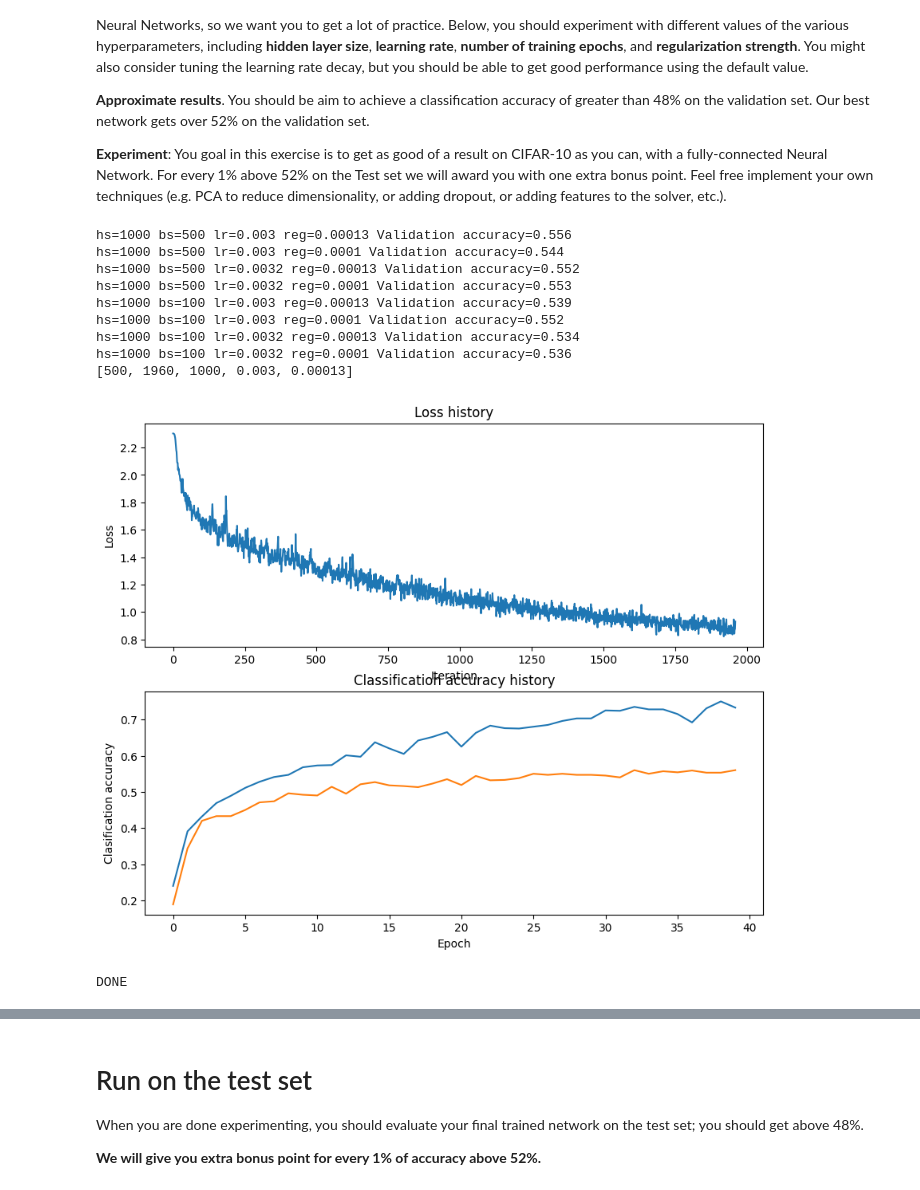
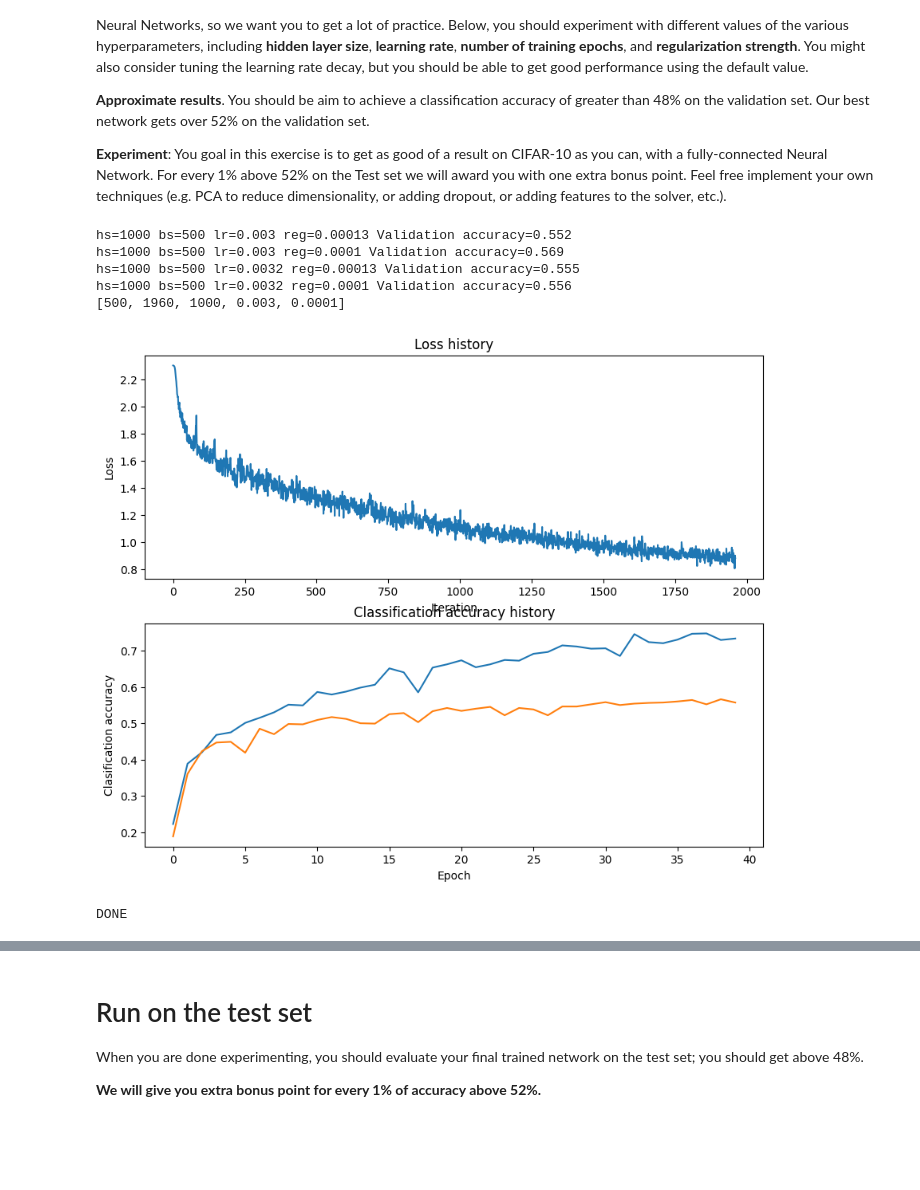
Before and after one commit to ywangmy/comp4471-cs231n-assignments, a Jupyter notebook: assignment1/two_layer_net.ipynb, the cells around one changed output, grey strips where cells are left out. Saved outputs shown, nothing was run; the diff lists cells and outputs as text; code cells hidden in the pictures; blank space fills up the shorter version.

```diff
--- a/assignment1/two_layer_net.ipynb
+++ b/assignment1/two_layer_net.ipynb
@@ -301,7 +301,7 @@ input_size = 32 * 32 * 3
 num_classes = 10
 # hyperparams:
 ni = 1960
-hidden_sizes = [500, 100]
+hidden_sizes = [500]
 batch_sizes = [1000] # epoch = num_iters / num_train(49000) * batch_size, batch_sizes should be a factor of num_train
 learning_rates = [3e-3, 3.2e-3]
 regs = [1.3e-4, 1e-4]
@@ -318,43 +318,39 @@ def experiment_2nn(hs, ni, bs, lr, rs):
                             reg=rs, verbose=False)
     val_acc = (net.predict(X_val) == y_val).mean()
     print(f'hs={bs} bs={hs} lr={lr} reg={rs} Validation accuracy={val_acc}')
     return val_acc, net, stats
 
 #Acc vs. Epoch: low growth after ~20 epoches
 #_, _, stats_epoch_test = experiment_2nn(hs=500, ni=1960, bs=2000, lr=3e-3, rs=1e-4)
 #print("Accuracy vs. Epoches")
 #plot_loss_acc(stats_epoch_test)
 
 for bs in batch_sizes:
     for hs in hidden_sizes:
         for lr in learning_rates:
             for rs in regs:
                 val_acc, net, stats = experiment_2nn(hs, ni, bs, lr, rs)
                 if val_acc > best_acc:
                     best_acc = val_acc
                     bests = [hs, ni, bs, lr, rs]
                     best_stats = stats
                     best_net = net
 
 
 print(bests)
 plot_loss_acc(best_stats)
 
 print('DONE')
 #################################################################################
 #                               END OF YOUR CODE                                #
 #################################################################################
 # %% [output]
-hs=1000 bs=500 lr=0.003 reg=0.00013 Validation accuracy=0.556
-hs=1000 bs=500 lr=0.003 reg=0.0001 Validation accuracy=0.544
-hs=1000 bs=500 lr=0.0032 reg=0.00013 Validation accuracy=0.552
-hs=1000 bs=500 lr=0.0032 reg=0.0001 Validation accuracy=0.553
-hs=1000 bs=100 lr=0.003 reg=0.00013 Validation accuracy=0.539
-hs=1000 bs=100 lr=0.003 reg=0.0001 Validation accuracy=0.552
-hs=1000 bs=100 lr=0.0032 reg=0.00013 Validation accuracy=0.534
-hs=1000 bs=100 lr=0.0032 reg=0.0001 Validation accuracy=0.536
-[500, 1960, 1000, 0.003, 0.00013]
+hs=1000 bs=500 lr=0.003 reg=0.00013 Validation accuracy=0.552
+hs=1000 bs=500 lr=0.003 reg=0.0001 Validation accuracy=0.569
+hs=1000 bs=500 lr=0.0032 reg=0.00013 Validation accuracy=0.555
+hs=1000 bs=500 lr=0.0032 reg=0.0001 Validation accuracy=0.556
+[500, 1960, 1000, 0.003, 0.0001]
-[figure, old version]
+[figure, new version]
 DONE
 # %%
 # visualize the weights of the best network
```
Also changed, not shown: parts of 2 cells of this notebook, 1 other file.
